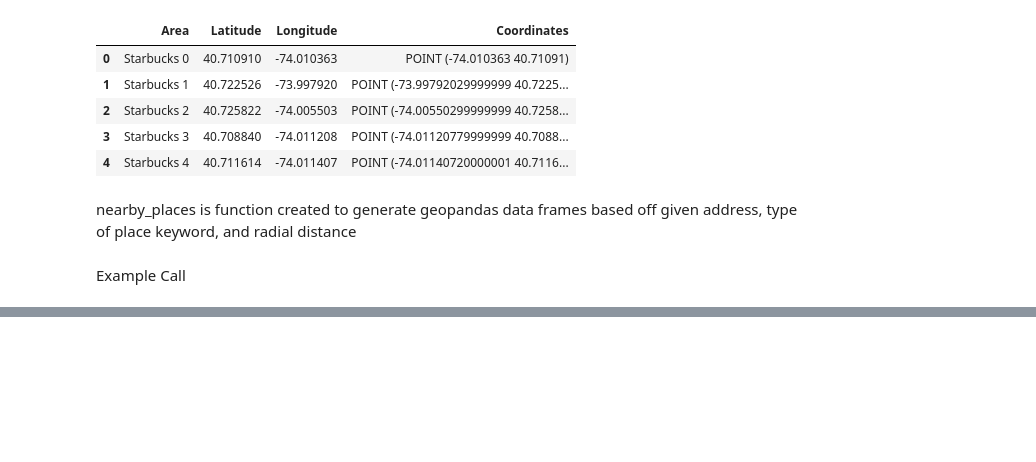
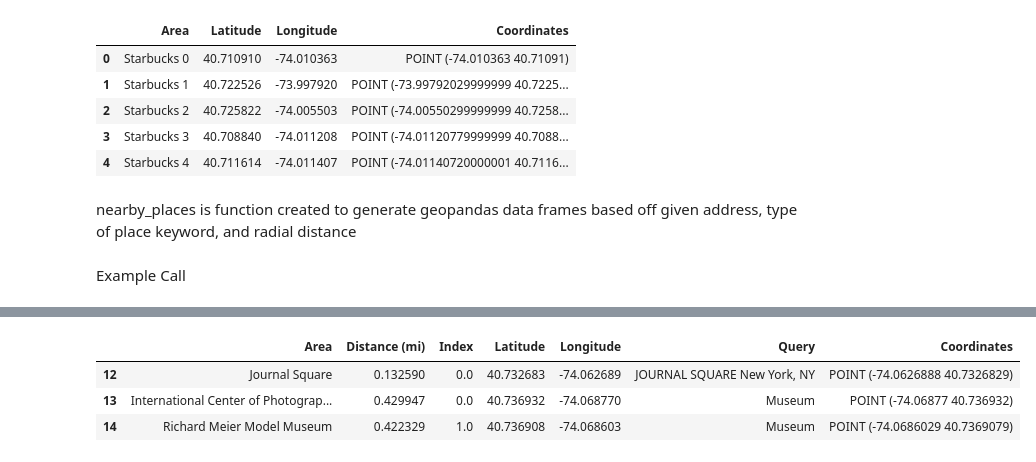
Before and after one commit to nalehc/gala_flyer_locations, a Jupyter notebook: Google_Places_Scraping_Alan.ipynb, the cells around one changed output, grey strips where cells are left out. Saved outputs shown, nothing was run; the diff lists cells and outputs as text; code cells hidden in the pictures; blank space fills up the shorter version.

```diff
--- a/Google_Places_Scraping_Alan.ipynb
+++ b/Google_Places_Scraping_Alan.ipynb
@@ -162,0 +221,7 @@ polygons.plot();
+# %%
+test_gdf[test_gdf['Longitude'] < -74.05]
+# %% [output]
+|  | Area | Distance (mi) | Index | Latitude | Longitude | Query | Coordinates |
+| 12 | Journal Square | 0.132590 | 0.0 | 40.732683 | -74.062689 | JOURNAL SQUARE New York, NY | POINT (-74.0626888 40.7326829) |
+| 13 | International Center of Photograp... | 0.429947 | 0.0 | 40.736932 | -74.068770 | Museum | POINT (-74.06877 40.736932) |
+| 14 | Richard Meier Model Museum | 0.422329 | 1.0 | 40.736908 | -74.068603 | Museum | POINT (-74.0686029 40.7369079) |
```
Also changed, not shown: parts of 9 cells of this notebook.
